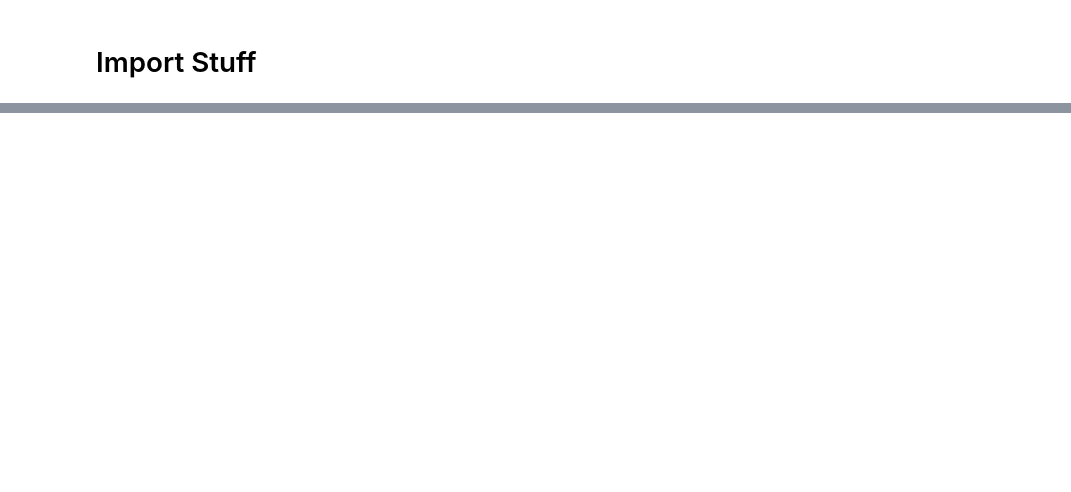
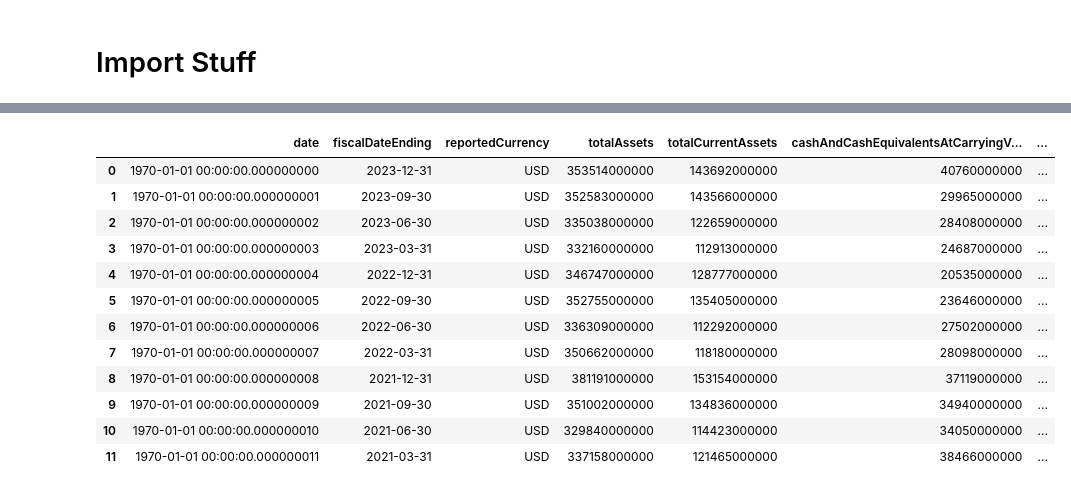
Before and after one commit to miridium-electrode/stocks-capstone, a Jupyter notebook: clean.ipynb, the cells around one changed output, grey strips where cells are left out. Cells and saved outputs as stored; diff of their text form; code cells hidden in the pictures; blank space fills up the shorter version.

```diff
--- a/clean.ipynb
+++ b/clean.ipynb
@@ -2,6 +2,7 @@
 # Import Stuff
 # %%
 import pandas as pd
+pd.set_option('display.max_columns', None)
 # %%
 stocks = pd.read_csv('aapl/static_3_years_stock.csv')
 # %%
@@ -24,3 +55,22 @@ balance.isnull().sum()
+# %%
+balance_ignored_columns = ['intangibleAssets', 'intangibleAssetsExcludingGoodwill', 'goodwill', 'treasuryStock']
+balance_modified = balance.drop(balance_ignored_columns, axis=1)
+balance_modified = balance_modified.fillna(0)
+balance_modified
+# %% [output]
+|  | date | fiscalDateEnding | reportedCurrency | totalAssets | totalCurrentAssets | cashAndCashEquivalentsAtCarryingV... | ... |
+| 0 | 1970-01-01 00:00:00.000000000 | 2023-12-31 | USD | 353514000000 | 143692000000 | 40760000000 | ... |
+| 1 | 1970-01-01 00:00:00.000000001 | 2023-09-30 | USD | 352583000000 | 143566000000 | 29965000000 | ... |
+| 2 | 1970-01-01 00:00:00.000000002 | 2023-06-30 | USD | 335038000000 | 122659000000 | 28408000000 | ... |
+| 3 | 1970-01-01 00:00:00.000000003 | 2023-03-31 | USD | 332160000000 | 112913000000 | 24687000000 | ... |
+| 4 | 1970-01-01 00:00:00.000000004 | 2022-12-31 | USD | 346747000000 | 128777000000 | 20535000000 | ... |
+| 5 | 1970-01-01 00:00:00.000000005 | 2022-09-30 | USD | 352755000000 | 135405000000 | 23646000000 | ... |
+| 6 | 1970-01-01 00:00:00.000000006 | 2022-06-30 | USD | 336309000000 | 112292000000 | 27502000000 | ... |
+| 7 | 1970-01-01 00:00:00.000000007 | 2022-03-31 | USD | 350662000000 | 118180000000 | 28098000000 | ... |
+| 8 | 1970-01-01 00:00:00.000000008 | 2021-12-31 | USD | 381191000000 | 153154000000 | 37119000000 | ... |
+| 9 | 1970-01-01 00:00:00.000000009 | 2021-09-30 | USD | 351002000000 | 134836000000 | 34940000000 | ... |
+| 10 | 1970-01-01 00:00:00.000000010 | 2021-06-30 | USD | 329840000000 | 114423000000 | 34050000000 | ... |
+| 11 | 1970-01-01 00:00:00.000000011 | 2021-03-31 | USD | 337158000000 | 121465000000 | 38466000000 | ... |
 # %%
 cash_flow = pd.read_csv('aapl/static_3_years_cash_flow.csv')
 cash_flow.isnull().sum()
```
Also changed, not shown: parts of 8 cells of this notebook.
